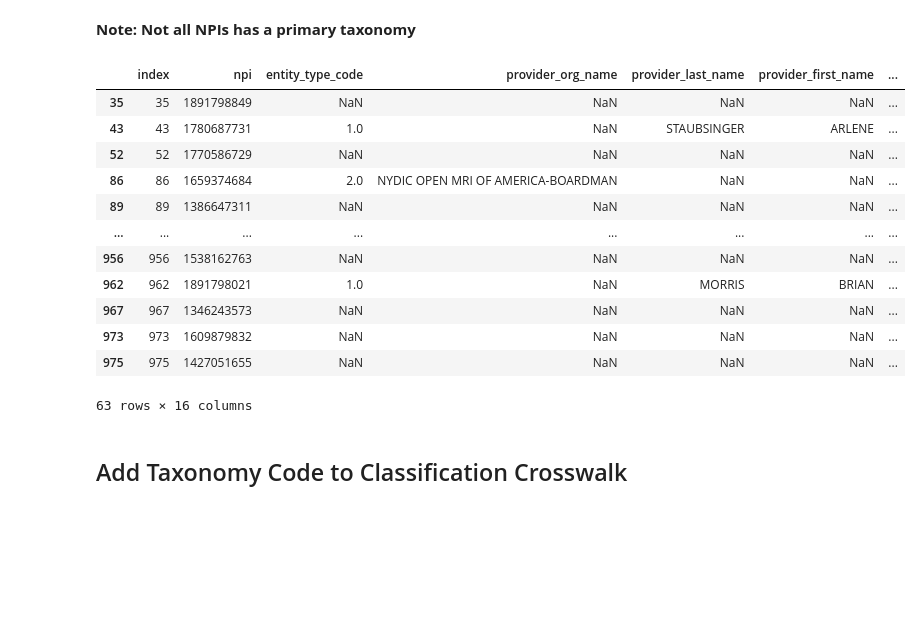
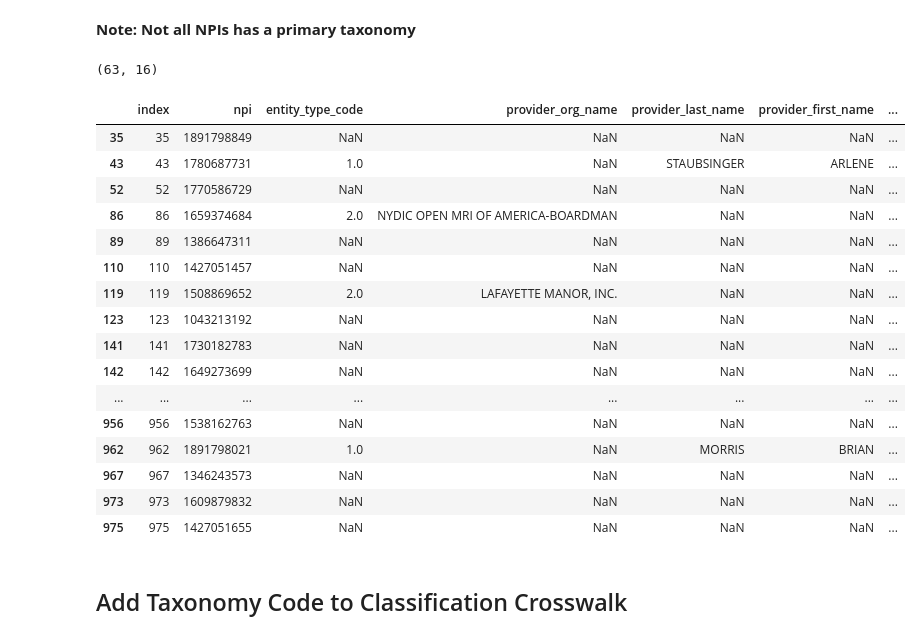
Before and after one commit to maevadevs/Hcbb-Hop-Team, a Jupyter notebook: notebooks/maeva-01-nppes-to-sqlite.ipynb, the cells around one changed output. Drawn from its saved outputs; the diff is of its cells as text; code cells hidden in the pictures; blank space fills up the shorter version.

```diff
--- a/notebooks/maeva-01-nppes-to-sqlite.ipynb
+++ b/notebooks/maeva-01-nppes-to-sqlite.ipynb
@@ -6,6 +6,7 @@ import sqlite3
 from tqdm.notebook import tqdm
 # %%
 pd.set_option("display.max_columns", 500)
+pd.set_option('display.max_rows', 1000)
 # %% [markdown]
 ## Datasets
 # %% [markdown]
@@ -171,21 +235,27 @@ display(npidata.head())
 # %% [markdown]
 **Note: Not all NPIs has a primary taxonomy**
 # %%
+display(npidata[npidata['primary_taxonomy'].isna()].shape)
 display(npidata[npidata['primary_taxonomy'].isna()])
 # %% [output]
+(63, 16)
 |  | index | npi | entity_type_code | provider_org_name | provider_last_name | provider_first_name | ... |
 | 35 | 35 | 1891798849 | NaN | NaN | NaN | NaN | ... |
 | 43 | 43 | 1780687731 | 1.0 | NaN | STAUBSINGER | ARLENE | ... |
 | 52 | 52 | 1770586729 | NaN | NaN | NaN | NaN | ... |
 | 86 | 86 | 1659374684 | 2.0 | NYDIC OPEN MRI OF AMERICA-BOARDMAN | NaN | NaN | ... |
 | 89 | 89 | 1386647311 | NaN | NaN | NaN | NaN | ... |
+| 110 | 110 | 1427051457 | NaN | NaN | NaN | NaN | ... |
+| 119 | 119 | 1508869652 | 2.0 | LAFAYETTE MANOR, INC. | NaN | NaN | ... |
+| 123 | 123 | 1043213192 | NaN | NaN | NaN | NaN | ... |
+| 141 | 141 | 1730182783 | NaN | NaN | NaN | NaN | ... |
+| 142 | 142 | 1649273699 | NaN | NaN | NaN | NaN | ... |
 | ... | ... | ... | ... | ... | ... | ... | ... |
 | 956 | 956 | 1538162763 | NaN | NaN | NaN | NaN | ... |
 | 962 | 962 | 1891798021 | 1.0 | NaN | MORRIS | BRIAN | ... |
 | 967 | 967 | 1346243573 | NaN | NaN | NaN | NaN | ... |
 | 973 | 973 | 1609879832 | NaN | NaN | NaN | NaN | ... |
 | 975 | 975 | 1427051655 | NaN | NaN | NaN | NaN | ... |
-63 rows × 16 columns
 # %% [markdown]
 ## Add Taxonomy Code to Classification Crosswalk
 # %%
```
Also changed, not shown: parts of 22 cells of this notebook, 3 other files.
